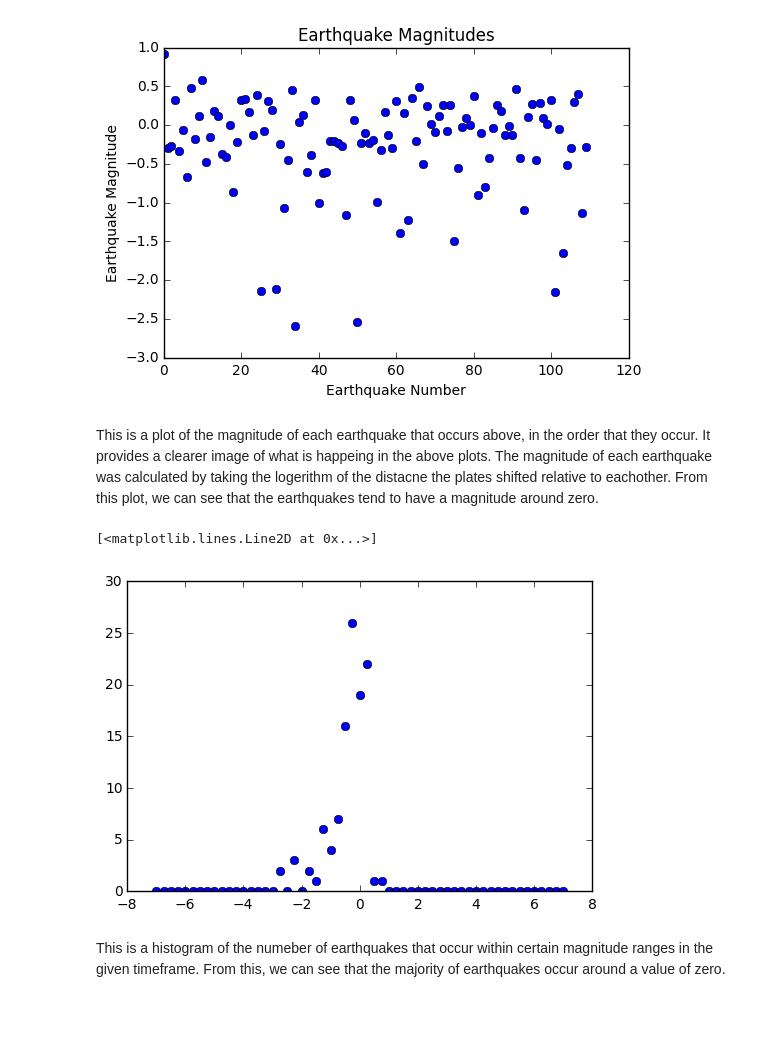
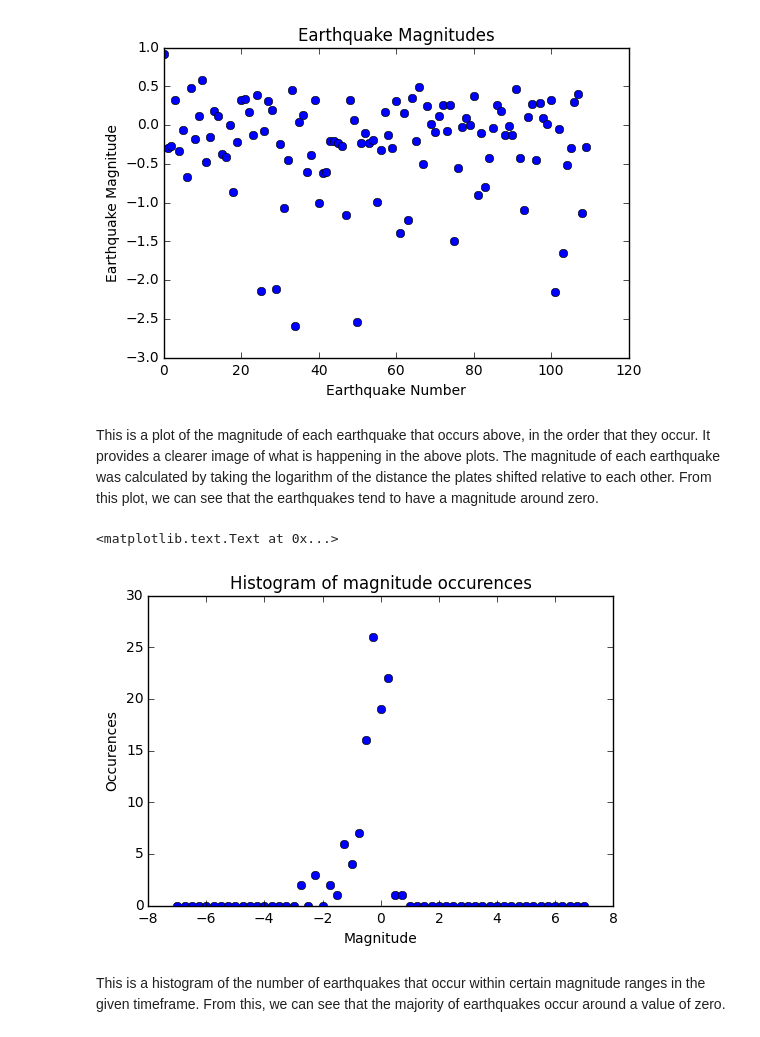
Before and after one commit to aMartin6/Final_Project, a Jupyter notebook: Final_Project.ipynb, the cells around one changed output. Drawn from its saved outputs; the diff is of its cells as text; code cells hidden in the pictures.

```diff
--- a/Final_Project.ipynb
+++ b/Final_Project.ipynb
@@ -372,12 +372,15 @@ plt.show()
 # %% [output]
 [figure]
 # %% [markdown]
-This is a plot of the magnitude of each earthquake that occurs above, in the order that they occur. It provides a clearer image of what is happeing in the above plots. The magnitude of each earthquake was calculated by taking the logerithm of the distacne the plates shifted relative to eachother. From this plot, we can see that the earthquakes tend to have a magnitude around zero.
+This is a plot of the magnitude of each earthquake that occurs above, in the order that they occur. It provides a clearer image of what is happening in the above plots. The magnitude of each earthquake was calculated by taking the logarithm of the distance the plates shifted relative to each other. From this plot, we can see that the earthquakes tend to have a magnitude around zero.
 # %%
 bigMagnitudes, bigOccurences = countMagnitudes (earthquakeMagnitudes)
 plt.plot(bigMagnitudes, bigOccurences, "b o")
+plt.title("Histogram of magnitude occurences")
+plt.xlabel("Magnitude")
+plt.ylabel("Occurences")
 # %% [output]
-[<matplotlib.lines.Line2D at 0x...>]
+<matplotlib.text.Text at 0x...>
-[figure, old version]
+[figure, new version]
 # %% [markdown]
-This is a histogram of the numeber of earthquakes that occur within certain magnitude ranges in the given timeframe. From this, we can see that the majority of earthquakes occur around a value of zero.
+This is a histogram of the number of earthquakes that occur within certain magnitude ranges in the given timeframe. From this, we can see that the majority of earthquakes occur around a value of zero.
```
Also changed, not shown: parts of 5 cells of this notebook.
